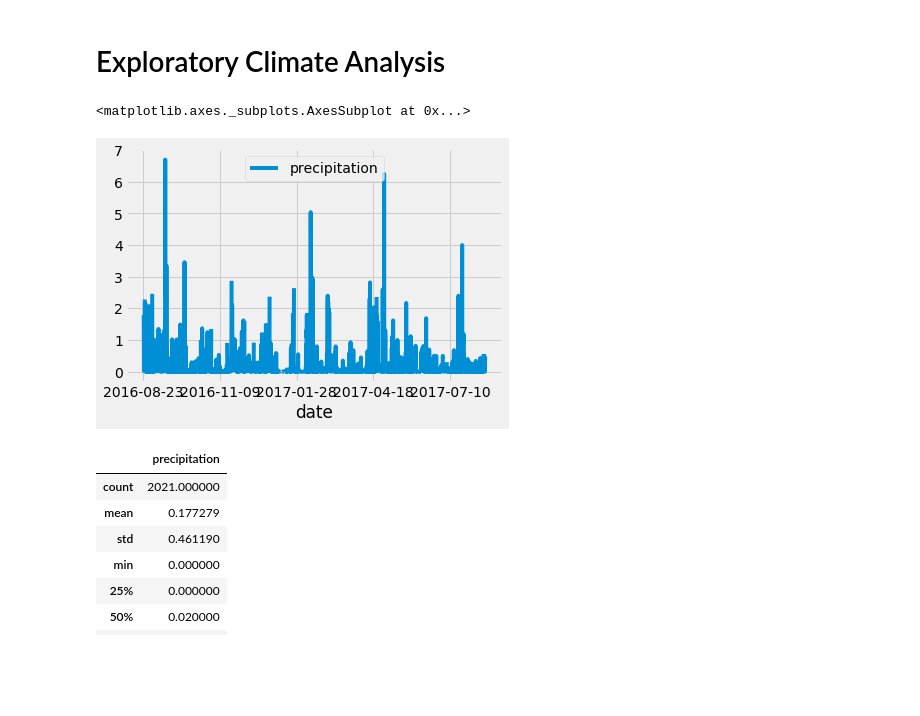
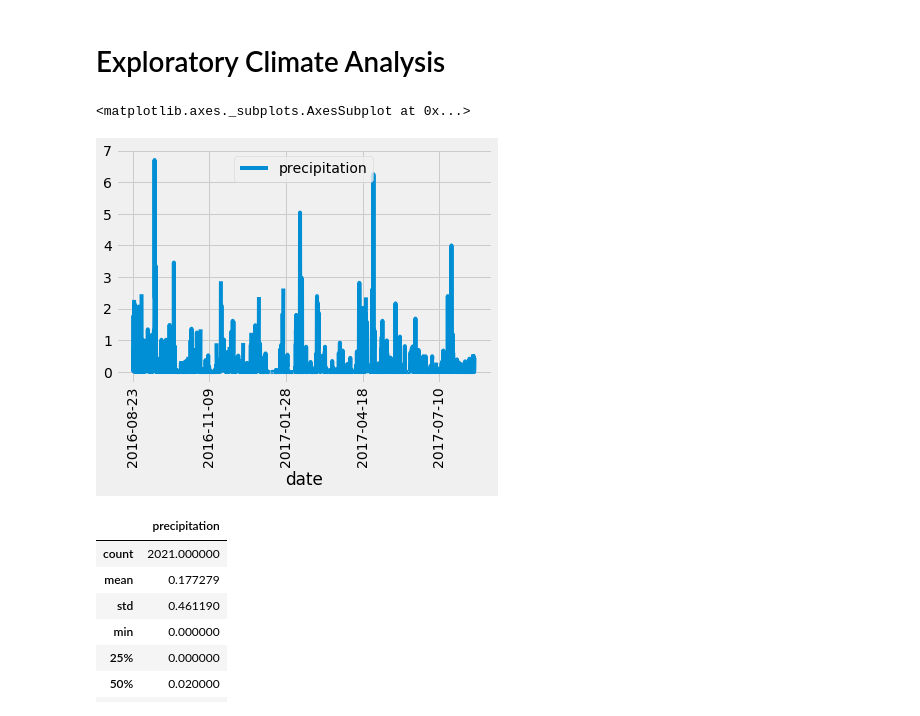
Before and after one commit to SiMewL8/surfs_up, a Jupyter notebook: climate_analysis.ipynb, the cells around one changed output. Drawn from its saved outputs; the diff is of its cells as text; code cells hidden in the pictures; blank space fills up the shorter version.

```diff
--- a/climate_analysis.ipynb
+++ b/climate_analysis.ipynb
@@ -74,35 +74,35 @@ results = []
 
 # # adding session to query DB, as this method is how to qeury SQLite DB using python
 
 results = session.query(Measurement.date, Measurement.prcp)
 
 
 # # filter() to get 1 year results
 
 results = session.query(Measurement.date, Measurement.prcp).filter(Measurement.date >= prev_year).all()
 
 # print(results)
 
 # Save the query results as a Pandas DataFrame and set the index to the date column
 
 ini_climate_df = pd.DataFrame(results, columns = ['date', 'precipitation'])
 
 ini_climate_df.set_index(ini_climate_df['date'], inplace = True)
 
 # print(ini_climate_df.to_string(index=False))
 
 # Sort the dataframe by date
 
 ini_climate_df = ini_climate_df.sort_index()
 
 # print(ini_climate_df.to_string(index=False))
 
 # Use Pandas Plotting with Matplotlib to plot the data
 
-ini_climate_df.plot()
+ini_climate_df.plot(rot=90)
 # %% [output]
 <matplotlib.axes._subplots.AxesSubplot at 0x...>
-[figure, old version]
+[figure, new version]
 # %%
 # Use Pandas to calcualte the summary statistics for the precipitation data
 
```
Also changed, not shown: parts of 4 cells of this notebook.
